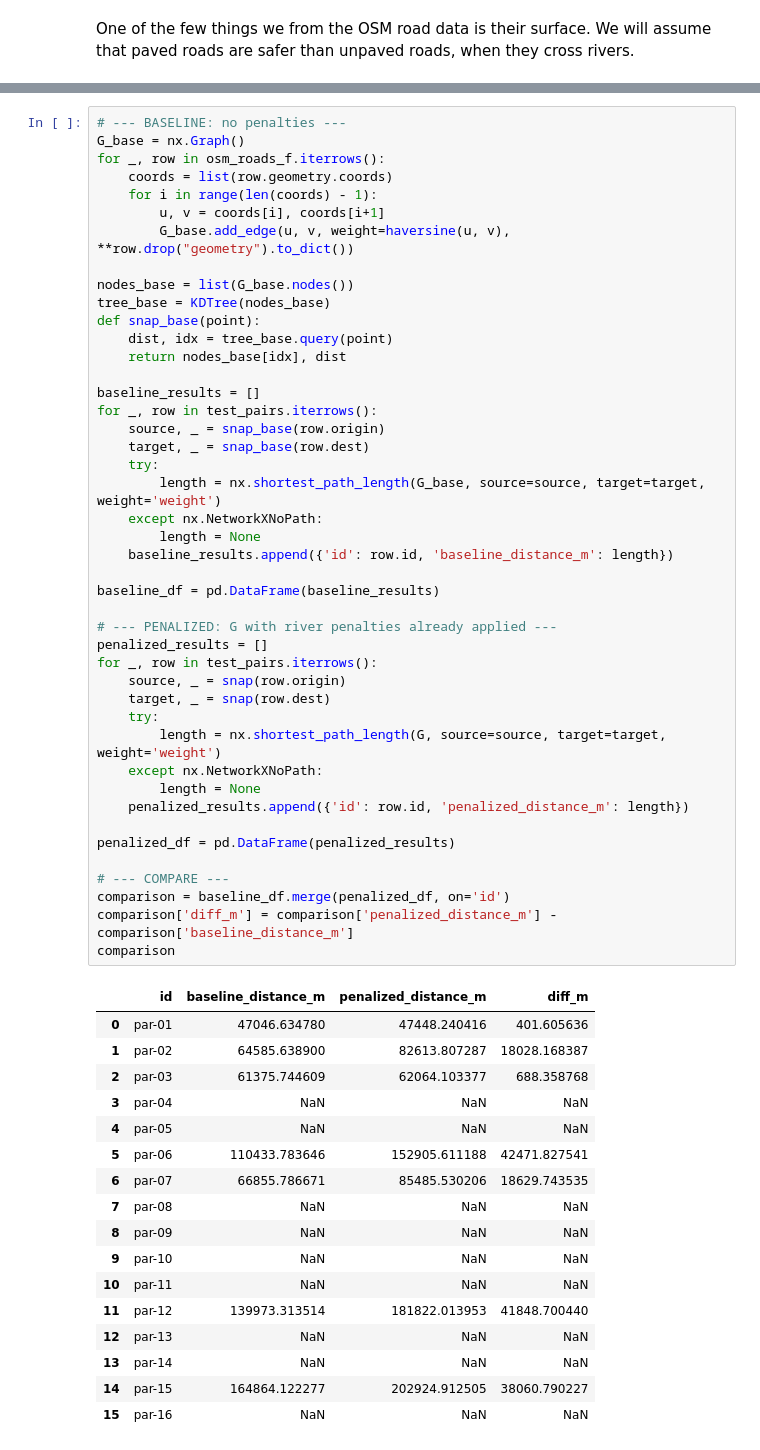
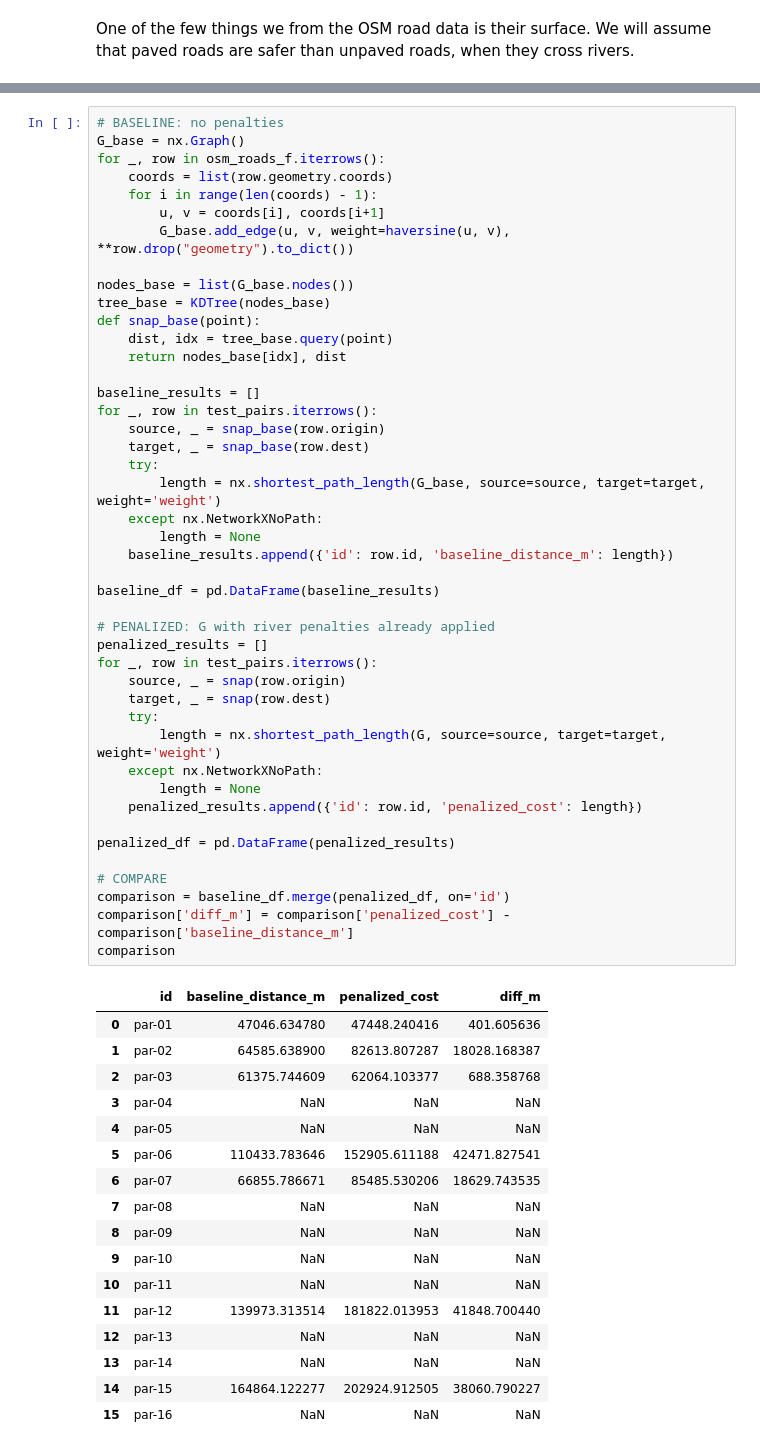
Before and after one commit to sofiasarak/amazoniahack26, a Jupyter notebook: avoid_rivers_func.ipynb, the cells around one changed output, grey strips where cells are left out. Saved outputs shown, nothing was run; the diff lists cells and outputs as text.

```diff
--- a/avoid_rivers_func.ipynb
+++ b/avoid_rivers_func.ipynb
@@ -201,5 +210,5 @@ for _, row in crossings.dropna(subset=['nearest_node']).iterrows():
 # %%
-# --- BASELINE: no penalties ---
+# BASELINE: no penalties
 G_base = nx.Graph()
 for _, row in osm_roads_f.iterrows():
     coords = list(row.geometry.coords)
@@ -212,38 +221,38 @@ tree_base = KDTree(nodes_base)
 def snap_base(point):
     dist, idx = tree_base.query(point)
     return nodes_base[idx], dist
 
 baseline_results = []
 for _, row in test_pairs.iterrows():
     source, _ = snap_base(row.origin)
     target, _ = snap_base(row.dest)
     try:
         length = nx.shortest_path_length(G_base, source=source, target=target, weight='weight')
     except nx.NetworkXNoPath:
         length = None
     baseline_results.append({'id': row.id, 'baseline_distance_m': length})
 
 baseline_df = pd.DataFrame(baseline_results)
 
-# --- PENALIZED: G with river penalties already applied ---
+# PENALIZED: G with river penalties already applied
 penalized_results = []
 for _, row in test_pairs.iterrows():
     source, _ = snap(row.origin)
     target, _ = snap(row.dest)
     try:
         length = nx.shortest_path_length(G, source=source, target=target, weight='weight')
     except nx.NetworkXNoPath:
         length = None
-    penalized_results.append({'id': row.id, 'penalized_distance_m': length})
+    penalized_results.append({'id': row.id, 'penalized_cost': length})
 
 penalized_df = pd.DataFrame(penalized_results)
 
-# --- COMPARE ---
+# COMPARE
 comparison = baseline_df.merge(penalized_df, on='id')
-comparison['diff_m'] = comparison['penalized_distance_m'] - comparison['baseline_distance_m']
+comparison['diff_m'] = comparison['penalized_cost'] - comparison['baseline_distance_m']
 comparison
 # %% [output]
-|  | id | baseline_distance_m | penalized_distance_m | diff_m |
+|  | id | baseline_distance_m | penalized_cost | diff_m |
 | 0 | par-01 | 47046.634780 | 47448.240416 | 401.605636 |
 | 1 | par-02 | 64585.638900 | 82613.807287 | 18028.168387 |
 | 2 | par-03 | 61375.744609 | 62064.103377 | 688.358768 |
```
Also changed, not shown: parts of 24 cells of this notebook.
